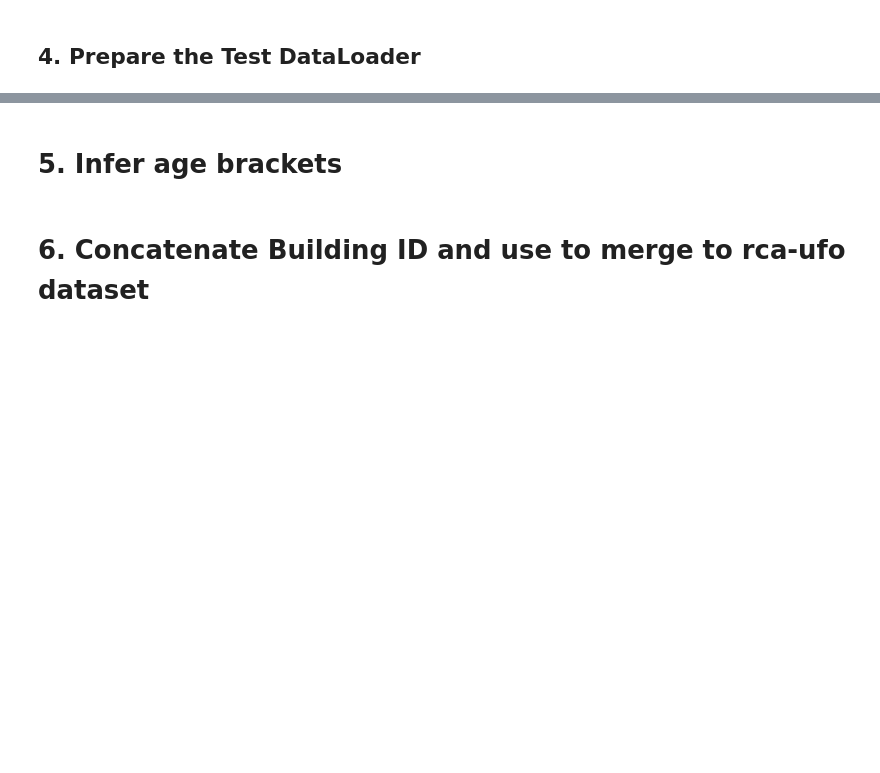
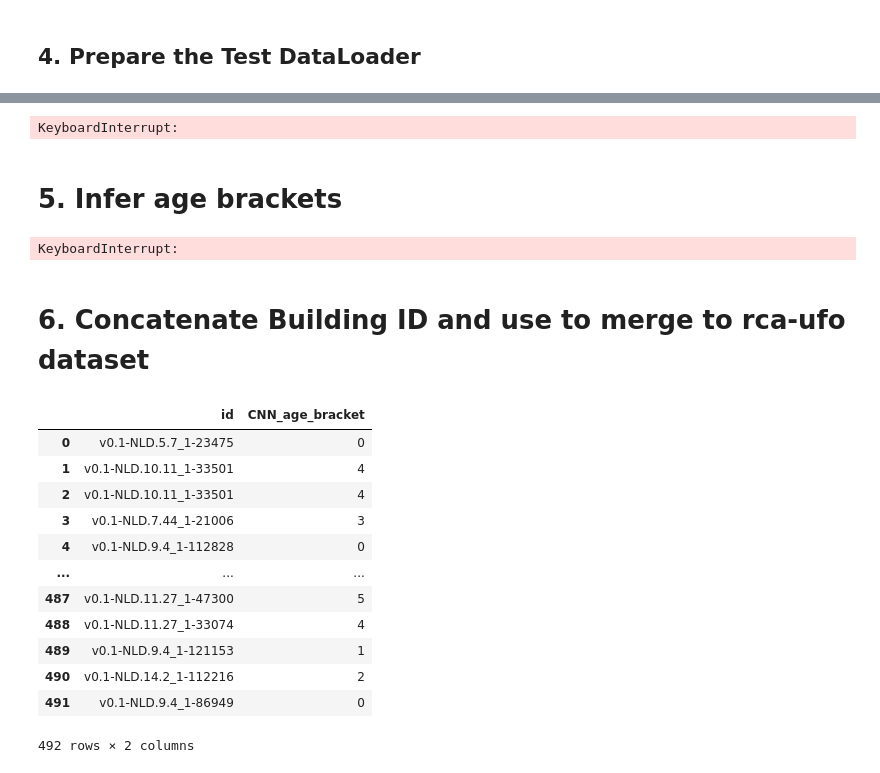
Before and after one commit to kaifoerster/BuildingAgePredictorML, a Jupyter notebook: demo/CNN_brackets_merge.ipynb, the cells around one changed output, grey strips where cells are left out. Drawn from its saved outputs; the diff is of its cells as text; code cells hidden in the pictures; blank space fills up the shorter version.

```diff
--- a/demo/CNN_brackets_merge.ipynb
+++ b/demo/CNN_brackets_merge.ipynb
@@ -170,7 +170,7 @@ val_loader = DataLoader(val_dataset, batch_size=16, shuffle=True)
 # %% [markdown]
 # 3. Train model
 # %%
-def train_and_evaluate_val_loss(model, train_loader, val_loader, optimizer, criterion, scheduler, num_epochs=500, patience=15):
+def train_and_evaluate_val_loss(model, train_loader, val_loader, optimizer, criterion, scheduler, num_epochs=50, patience=7):
     device = torch.device("cuda" if torch.cuda.is_available() else "cpu")
     best_val_loss = float('inf')  # Initialize the best validation loss as infinity
     best_model_wts = copy.deepcopy(model.state_dict())
@@ -266,5 +266,5 @@ criterion = nn.CrossEntropyLoss()
 scheduler = ReduceLROnPlateau(optimizer, 'min', factor=0.1, patience=5, verbose=True)
 
 # Train the model
-train_and_evaluate_val_loss(model, train_loader, val_loader, optimizer, criterion, scheduler, num_epochs=500, patience=15)
+train_and_evaluate_val_loss(model, train_loader, val_loader, optimizer, criterion, scheduler, num_epochs=50, patience=7)
 # %% [output]
@@ -323,6 +315,46 @@ transform = transforms.Compose([
 # Assuming test_df is your DataFrame
 test_dataset = CustomDataset(dataframe=test_df, transform=transform)
 test_loader = DataLoader(test_dataset, batch_size=32, shuffle=False)
+# %%
+from sklearn.metrics import accuracy_score, precision_recall_fscore_support, confusion_matrix
+import matplotlib.pyplot as plt
+
+# Evaluate the model
+model.eval()
+true_classes = []
+predicted_classes = []
+
+with torch.no_grad():
+    for inputs, labels in test_loader:
+        inputs, labels = inputs.to(device), labels.to(device)
+        outputs = model(inputs)
+        _, predicted = torch.max(outputs, 1)
+        true_classes.extend(labels.cpu().numpy())
+        predicted_classes.extend(predicted.cpu().numpy())
+
+# Convert lists to numpy arrays for evaluation
+true_classes = np.array(true_classes)
+predicted_classes = np.array(predicted_classes)
+
+# Compute metrics
+accuracy = accuracy_score(true_classes, predicted_classes)
+precision, recall, f1, _ = precision_recall_fscore_support(true_classes, predicted_classes, average='weighted')
+
+print(f"Test Accuracy: {accuracy:.5f}")
+print(f"Test Precision: {precision:.5f}")
+print(f"Test Recall: {recall:.5f}")
+print(f"Test F1-Score: {f1:.5f}")
+
+# Plot confusion matrix
+cm = confusion_matrix(true_classes, predicted_classes)
+plt.figure(figsize=(10, 7))
+sns.heatmap(cm, annot=True, fmt='d', cmap='Blues', xticklabels=['1900-1944', '1945-1969', '1970-1979','1980-1989', '1990-1999', '2000-2009', '2010-2050'], yticklabels=['1900-1944', '1945-1969', '1970-1979','1980-1989', '1990-1999', '2000-2009', '2010-2050'])
+plt.title('Confusion Matrix')
+plt.xlabel('Predicted Labels')
+plt.ylabel('True Labels')
+plt.show()
+# %% [output]
+KeyboardInterrupt:
 # %% [markdown]
 # 5. Infer age brackets
 # %%
@@ -337,6 +369,8 @@ with torch.no_grad():
         _, predicted = torch.max(outputs, 1)
         predictions.extend(predicted.cpu().numpy())
         file_paths.extend(paths)
+# %% [output]
+KeyboardInterrupt:
 # %% [markdown]
 # 6. Concatenate Building ID and use to merge to rca-ufo dataset
 # %%
@@ -369,6 +403,22 @@ predictions_df = pd.DataFrame({
 })
 
 # Now, predictions_df contains the correct Building IDs and their corresponding predicted age brackets
+# %%
+predictions_df
+# %% [output]
+|  | id | CNN_age_bracket |
+| 0 | v0.1-NLD.5.7_1-23475 | 0 |
+| 1 | v0.1-NLD.10.11_1-33501 | 4 |
+| 2 | v0.1-NLD.10.11_1-33501 | 4 |
+| 3 | v0.1-NLD.7.44_1-21006 | 3 |
+| 4 | v0.1-NLD.9.4_1-112828 | 0 |
+| ... | ... | ... |
+| 487 | v0.1-NLD.11.27_1-47300 | 5 |
+| 488 | v0.1-NLD.11.27_1-33074 | 4 |
+| 489 | v0.1-NLD.9.4_1-121153 | 1 |
+| 490 | v0.1-NLD.14.2_1-112216 | 2 |
+| 491 | v0.1-NLD.9.4_1-86949 | 0 |
+492 rows × 2 columns
 # %%
 main_df = pd.merge(df, predictions_df, on='id', how='left')
 # %%
```
Also changed, not shown: parts of 5 cells of this notebook, 5 other files.
